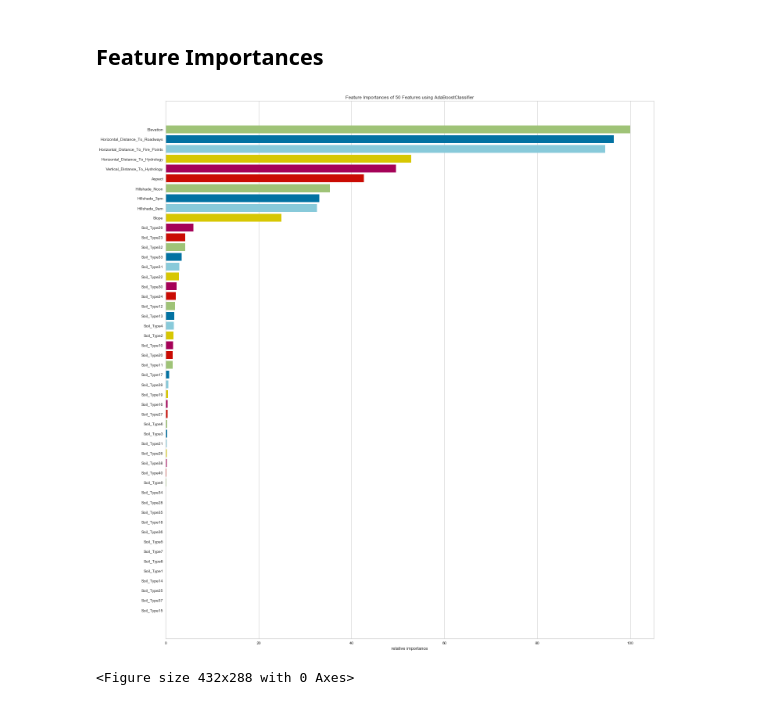
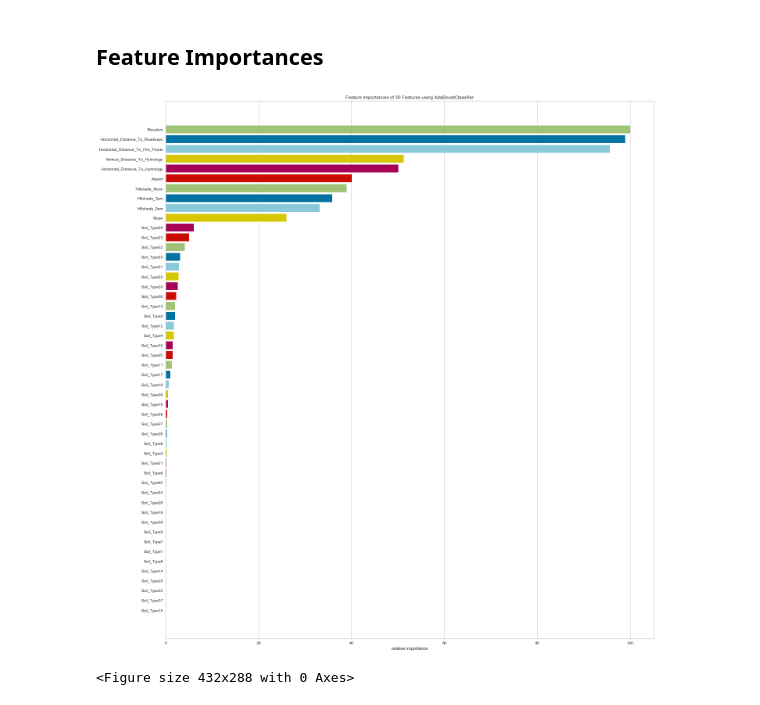
Before and after one commit to awesomeahi95/Forest_Trees, a Jupyter notebook: Forest_Ahilan.ipynb, the cells around one changed output. Saved outputs shown, nothing was run; the diff lists cells and outputs as text; code cells hidden in the pictures.

```diff
--- a/Forest_Ahilan.ipynb
+++ b/Forest_Ahilan.ipynb
@@ -603,30 +369,3 @@ SVM is not suitable for large datasets because of its high training time.
-# %%
-#===============================================================================================#
-
-# Classification Models Class
-
-#===============================================================================================#
-
-class Ensemble(Classification):
-
-    def __init__(self, ensemble_method, estimators, X_train, X_val, y_train, y_val):
-
-        self.ensemble_method = ensemble_method
-        self.x_train = X_train
-        self.y_train = y_train
-        self.x_val = X_val
-        self.y_val = y_val
-        self.model_type = ensemble_method
-        self.scores_table = pd.DataFrame()
-
-        if self.ensemble_method == "Voting":
-            self.technique = VotingClassifier(estimators=estimators, voting='soft', n_jobs=-1)
-        elif self.ensemble_method == "AdaBoost":
-            self.technique = AdaBoostClassifier(estimators, algorithm='SAMME', n_estimators=20)
-        elif self.ensemble_method == "XGBoost":
-            self.technique = XGBClassifier(n_jobs=-1)
-        elif self.ensemble_method == "Stacking":
-            self.technique = StackingClassifier(estimators)
 # %% [markdown]
 ## AdaBoost Classifier
 # %% [markdown]
@@ -644,7 +383,7 @@ adaboost_log_reg.get_scores({}, skf)
 ### AdaBoost Applied to Decision Tree
 # %%
 estimators = dtree3.best_model
-adaboost_dtree = Ensemble("AdaBoost", estimators, X_train, X_val, y_train, y_val)
+adaboost_dtree = Ensemble("AdaBoost", estimators, X_train_s, X_val_s, y_train, y_val)
 # %%
 adaboost_dtree.get_scores({}, skf)
 # %% [output]
@@ -779,9 +512,9 @@ threshold_calculator(adaboost_dtree.cm_values,adaboost_dtree.threshold_df)
 ## Feature Importances
 # %%
 plt.figure(figsize=(20,20))
-feature_importances(adaboost_dtree.best_model, X_train, y_train)
+feature_importances(adaboost_dtree.best_model,X_train_s, y_train)
 plt.savefig('./bestmodel_feature_importance.png')
 plt.show()
 # %% [output]
-[figure, old version]
+[figure, new version]
 <Figure size 432x288 with 0 Axes>
```
Also changed, not shown: parts of 24 cells of this notebook, 2 other files.
